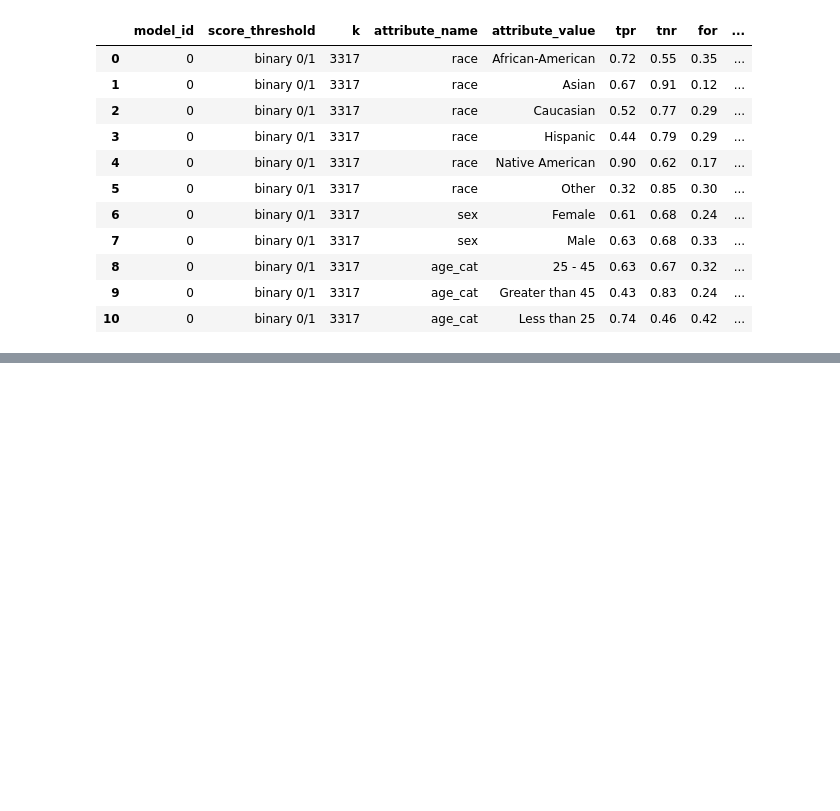
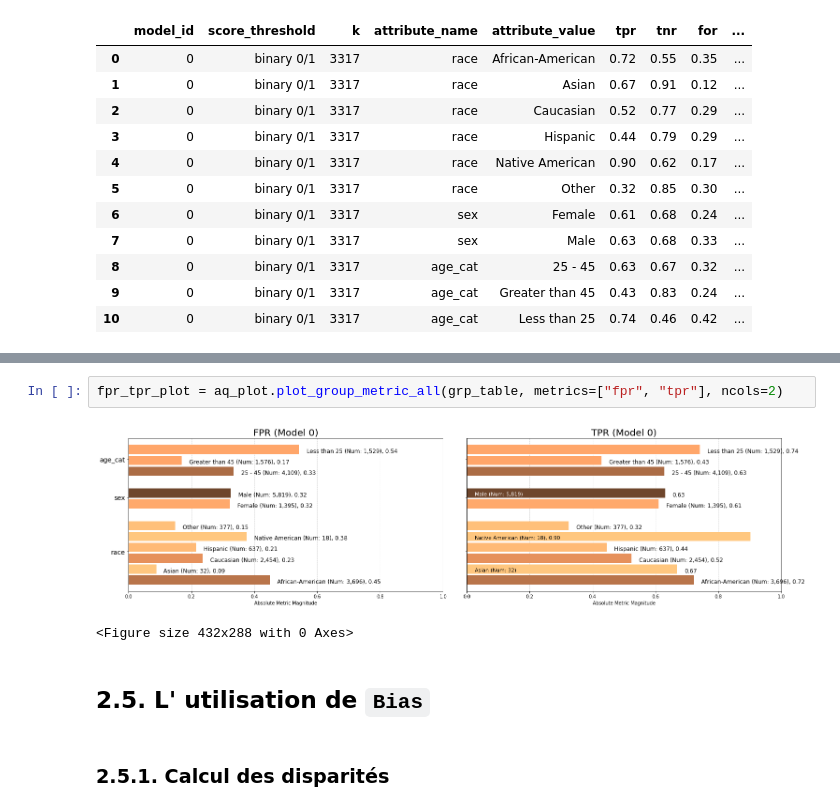
Before and after one commit to chsafouane/aequitas_disc, a Jupyter notebook: notebooks/aequitas_presentation.ipynb, the cells around one changed output, grey strips where cells are left out. Drawn from its saved outputs; the diff is of its cells as text; blank space fills up the shorter version.

```diff
--- a/notebooks/aequitas_presentation.ipynb
+++ b/notebooks/aequitas_presentation.ipynb
@@ -274,0 +270,9 @@ fpr_fnr_plot = aq_plot.plot_group_metric_all(grp_table, metrics=["fpr", "fnr"],
+# %%
+fpr_tpr_plot = aq_plot.plot_group_metric_all(grp_table, metrics=["fpr", "tpr"], ncols=2)
+# %% [output]
+[figure, added]
+<Figure size 432x288 with 0 Axes>
+# %% [markdown]
+## 2.5. L' utilisation de `Bias`
+# %% [markdown]
+### 2.5.1. Calcul des disparités
```
Also changed, not shown: parts of 24 cells of this notebook.
